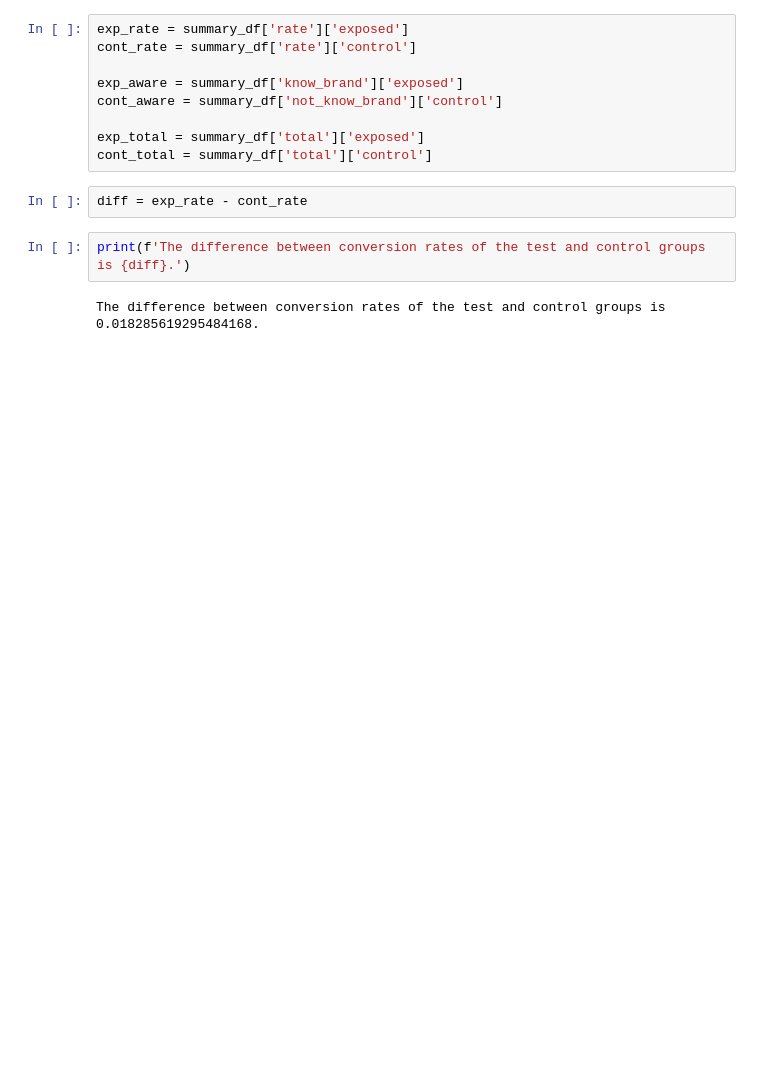
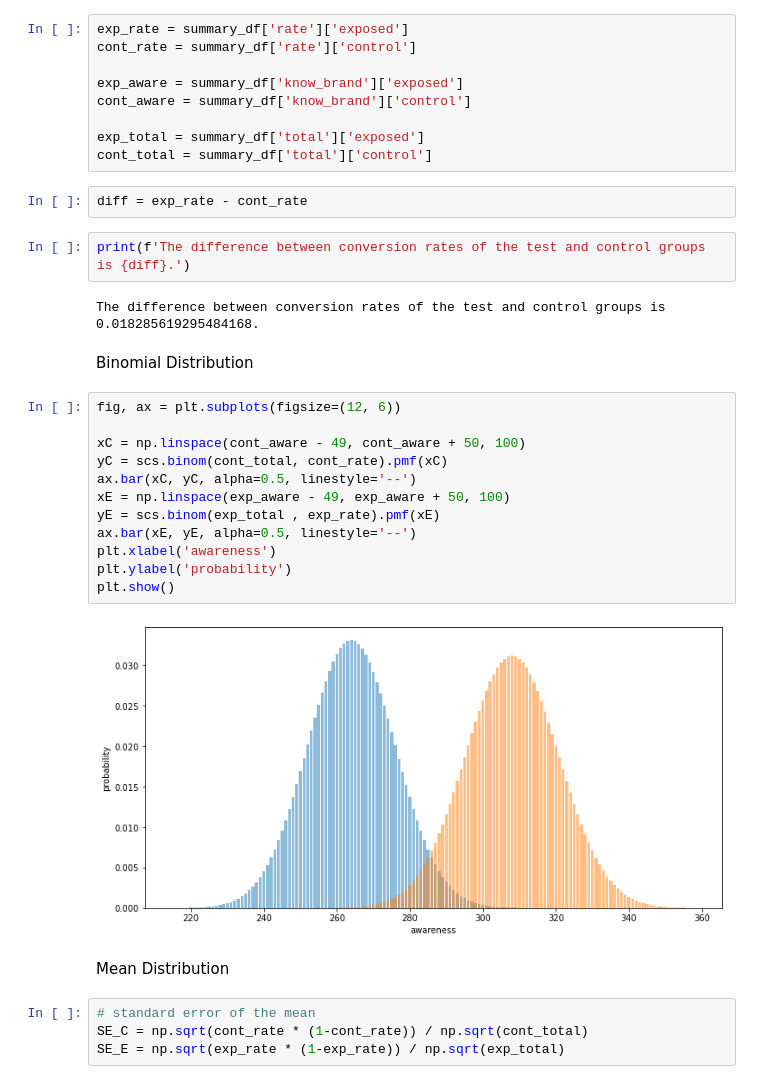
Before and after one commit to Nathnael12/A_B-Hypothesis-Testing, a Jupyter notebook: notebooks/classical_testing.ipynb, the cells around one changed output. Cells and saved outputs as stored; diff of their text form; blank space fills up the shorter version.

```diff
--- a/notebooks/classical_testing.ipynb
+++ b/notebooks/classical_testing.ipynb
@@ -81,7 +81,7 @@ exp_rate = summary_df['rate']['exposed']
 cont_rate = summary_df['rate']['control']
 
 exp_aware = summary_df['know_brand']['exposed']
-cont_aware = summary_df['not_know_brand']['control']
+cont_aware = summary_df['know_brand']['control']
 
 exp_total = summary_df['total']['exposed']
 cont_total = summary_df['total']['control']
@@ -91,3 +91,25 @@ diff = exp_rate - cont_rate
 print(f'The difference between conversion rates of the test and control groups is {diff}.')
 # %% [output]
 The difference between conversion rates of the test and control groups is 0.018285619295484168.
+# %% [markdown]
+Binomial Distribution
+# %%
+fig, ax = plt.subplots(figsize=(12, 6))
+
+xC = np.linspace(cont_aware - 49, cont_aware + 50, 100)
+yC = scs.binom(cont_total, cont_rate).pmf(xC)
+ax.bar(xC, yC, alpha=0.5, linestyle='--')
+xE = np.linspace(exp_aware - 49, exp_aware + 50, 100)
+yE = scs.binom(exp_total , exp_rate).pmf(xE)
+ax.bar(xE, yE, alpha=0.5, linestyle='--')
+plt.xlabel('awareness')
+plt.ylabel('probability')
+plt.show()
+# %% [output]
+[figure, added]
+# %% [markdown]
+Mean Distribution
+# %%
+# standard error of the mean
+SE_C = np.sqrt(cont_rate * (1-cont_rate)) / np.sqrt(cont_total)
+SE_E = np.sqrt(exp_rate * (1-exp_rate)) / np.sqrt(exp_total)
```
Also changed, not shown: parts of 8 cells of this notebook.
